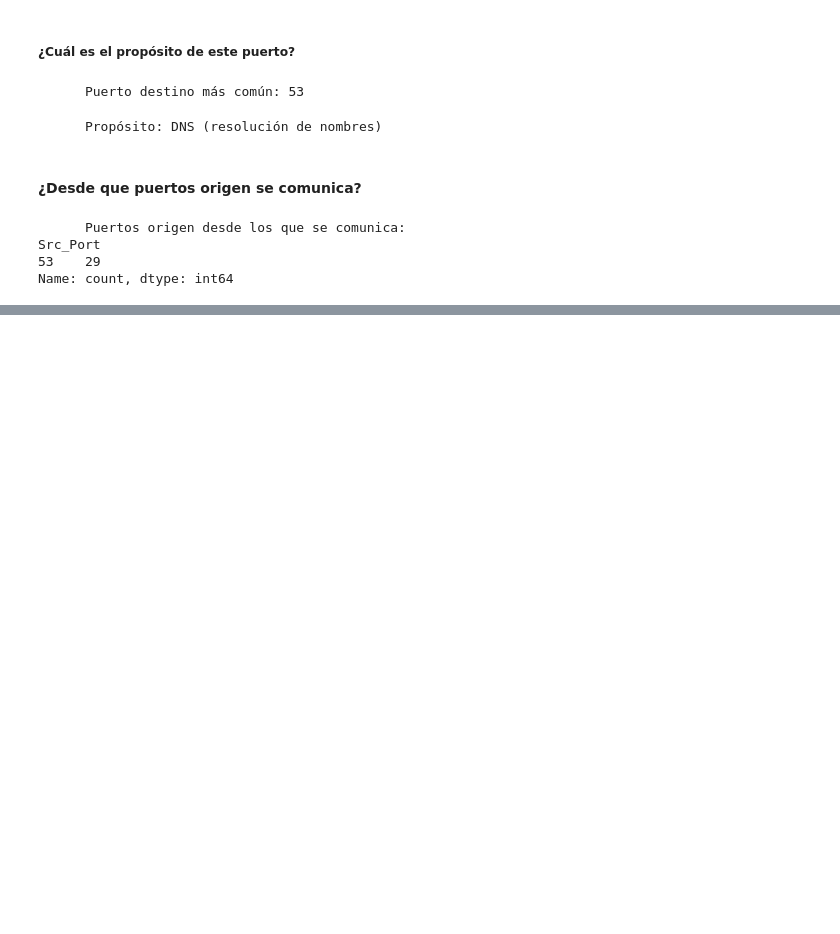
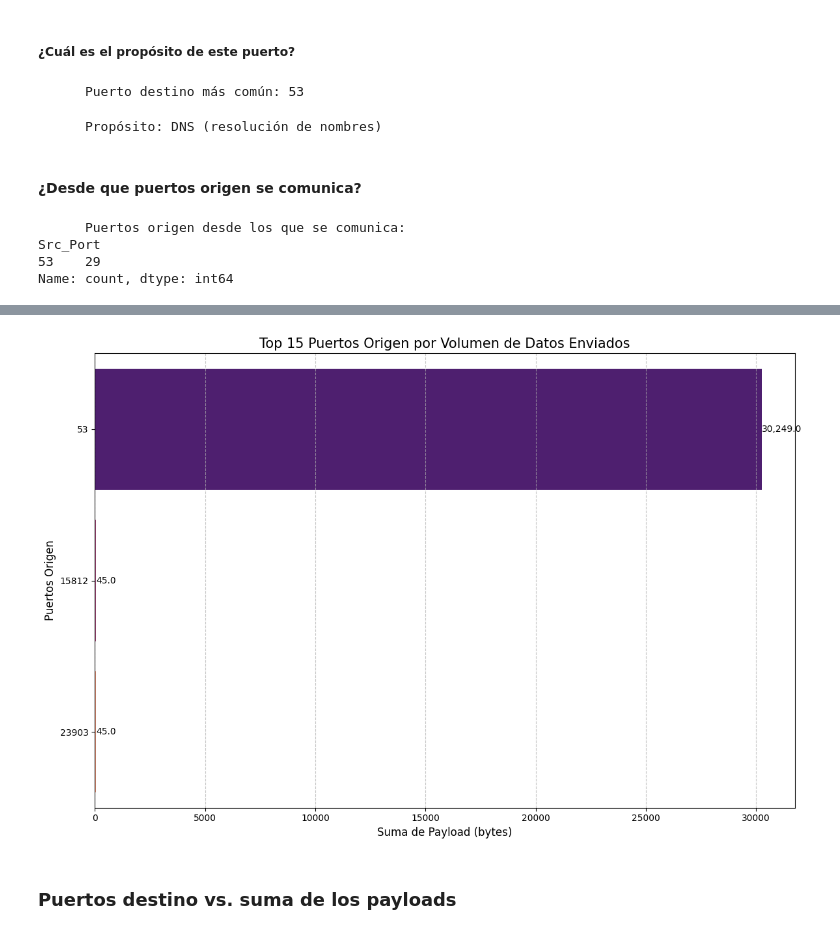
Before and after one commit to FerEsq/SDS-Lab-06, a Jupyter notebook: lab6.ipynb, the cells around one changed output, grey strips where cells are left out. Drawn from its saved outputs; the diff is of its cells as text; code cells hidden in the pictures; blank space fills up the shorter version.

```diff
--- a/lab6.ipynb
+++ b/lab6.ipynb
@@ -203,0 +307,27 @@ Name: count, dtype: int64
+# %%
+# Agrupar por puerto origen y sumar los payloads
+df_puertos = df.dropna(subset=['Src_Port'])
+df_puertos['Src_Port'] = df_puertos['Src_Port'].astype(int)  # Convertir a entero
+
+puerto_origen_payload = df_puertos.groupby('Src_Port')['Payload'].sum().sort_values(ascending=False)
+#Tomar los 15 puertos con mayor volumen para mejor visualización
+top_puertos_origen = puerto_origen_payload.head(15)
+# %%
+plt.figure(figsize=(12, 8))
+ax = sns.barplot(x=top_puertos_origen.values, y=top_puertos_origen.index, orient='h', palette='magma')
+plt.title('Top 15 Puertos Origen por Volumen de Datos Enviados', fontsize=15)
+plt.xlabel('Suma de Payload (bytes)', fontsize=12)
+plt.ylabel('Puertos Origen', fontsize=12)
+plt.grid(axis='x', linestyle='--', alpha=0.7)
+
+# Añadir etiquetas de valor en las barras
+for i, v in enumerate(top_puertos_origen.values):
+    ax.text(v + 0.1, i, f"{v:,}", va='center')
+
+plt.tight_layout()
+plt.savefig('graphs/grafica_puerto_origen_payload.png')
+plt.show()
+# %% [output]
+[figure, added]
+# %% [markdown]
+### Puertos destino vs. suma de los payloads
```
Also changed, not shown: parts of 18 cells of this notebook, 5 other files.
